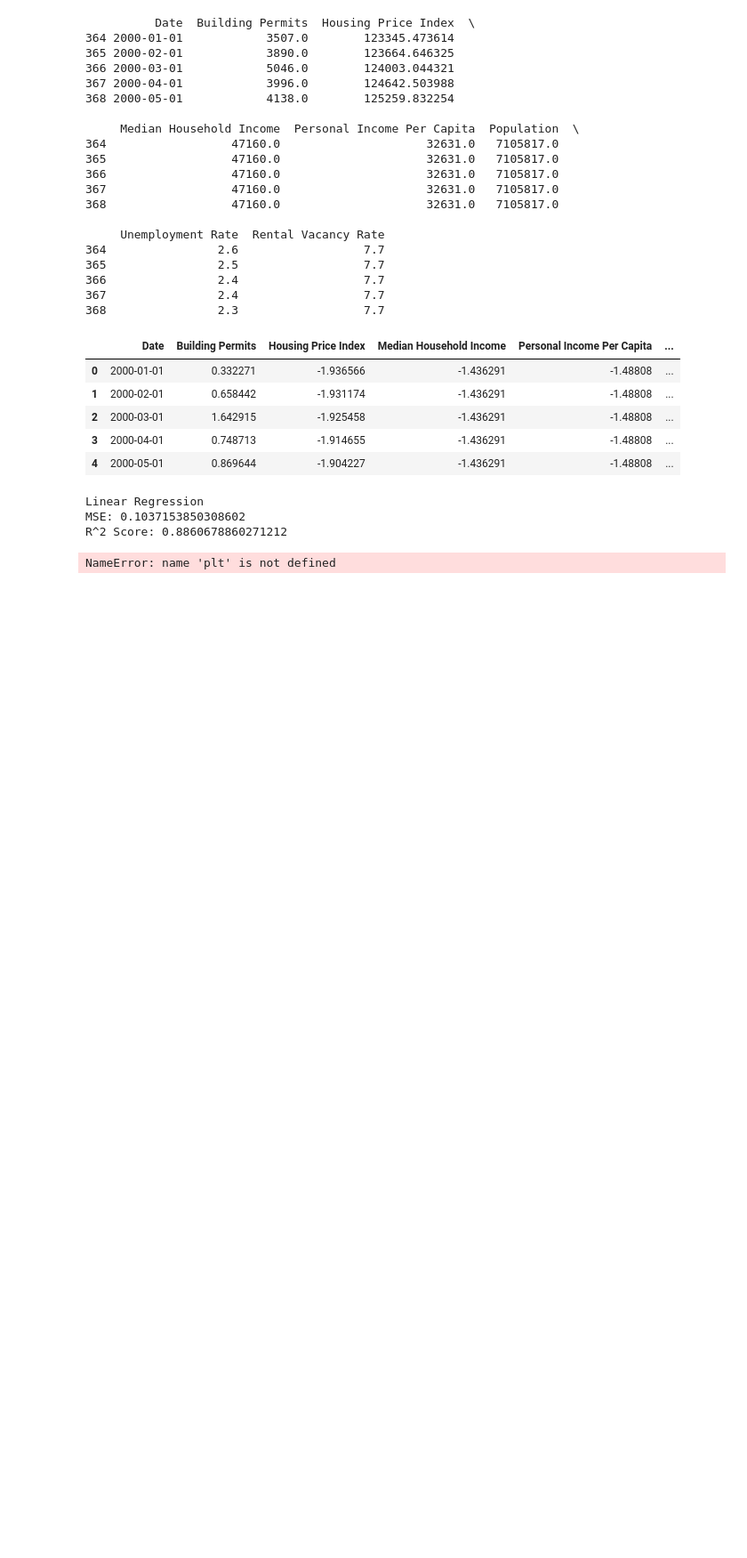
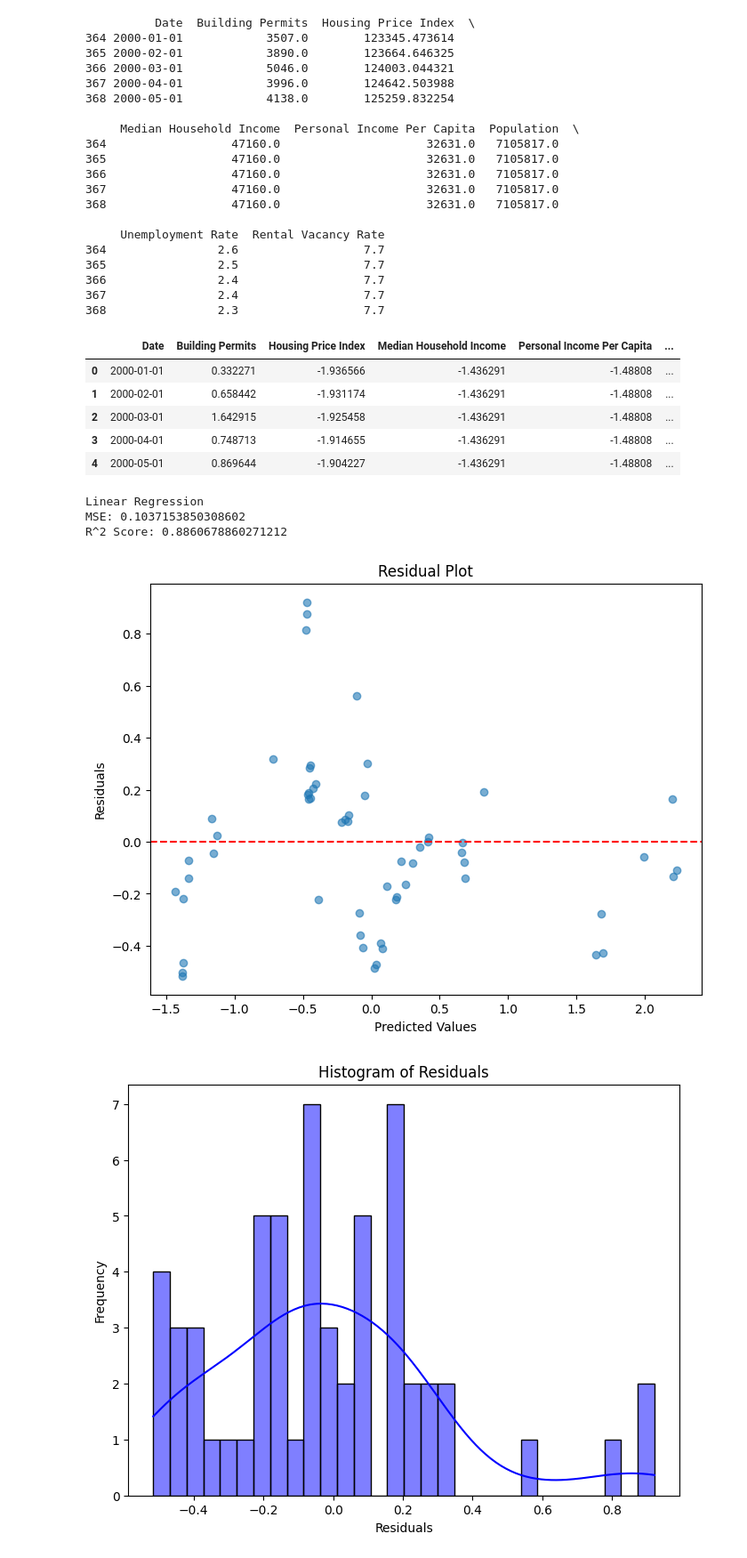
Before and after one commit to galitz-matt/ml4va, a Jupyter notebook: MLV4A.ipynb, the cells around one changed output. Shown: that part at 89% size. Cells and saved outputs as stored; diff of their text form; code cells hidden in the pictures; blank space fills up the shorter version.

Commit message:
Residual graphs

```diff
--- a/MLV4A.ipynb
+++ b/MLV4A.ipynb
@@ -134,29 +134,32 @@ R^2 Score: 0.8860678860271212
 # %%
 import matplotlib.pyplot as plt
 import seaborn as sns
 from scipy import stats
 
+residuals = y_test - y_pred_lin
+
 # Residual Plot
 plt.figure(figsize=(8, 6))
-plt.scatter(y_pred_train, residuals, alpha=0.6)
+plt.scatter(y_pred_lin, residuals, alpha=0.6)
 plt.axhline(y=0, color='r', linestyle='--')
 plt.title("Residual Plot")
 plt.xlabel("Predicted Values")
 plt.ylabel("Residuals")
 plt.show()
 
 # Histogram of Residuals
 plt.figure(figsize=(8, 6))
 sns.histplot(residuals, kde=True, bins=30, color='blue')
 plt.title("Histogram of Residuals")
 plt.xlabel("Residuals")
 plt.ylabel("Frequency")
 plt.show()
 
 # Q-Q Plot
 plt.figure(figsize=(8, 6))
 stats.probplot(residuals, dist="norm", plot=plt)
 plt.title("Q-Q Plot of Residuals")
 plt.show()
 # %% [output]
-NameError: name 'plt' is not defined
+[figure, added]
+[figure, added]
```
Also changed, not shown: parts of 2 cells of this notebook.
